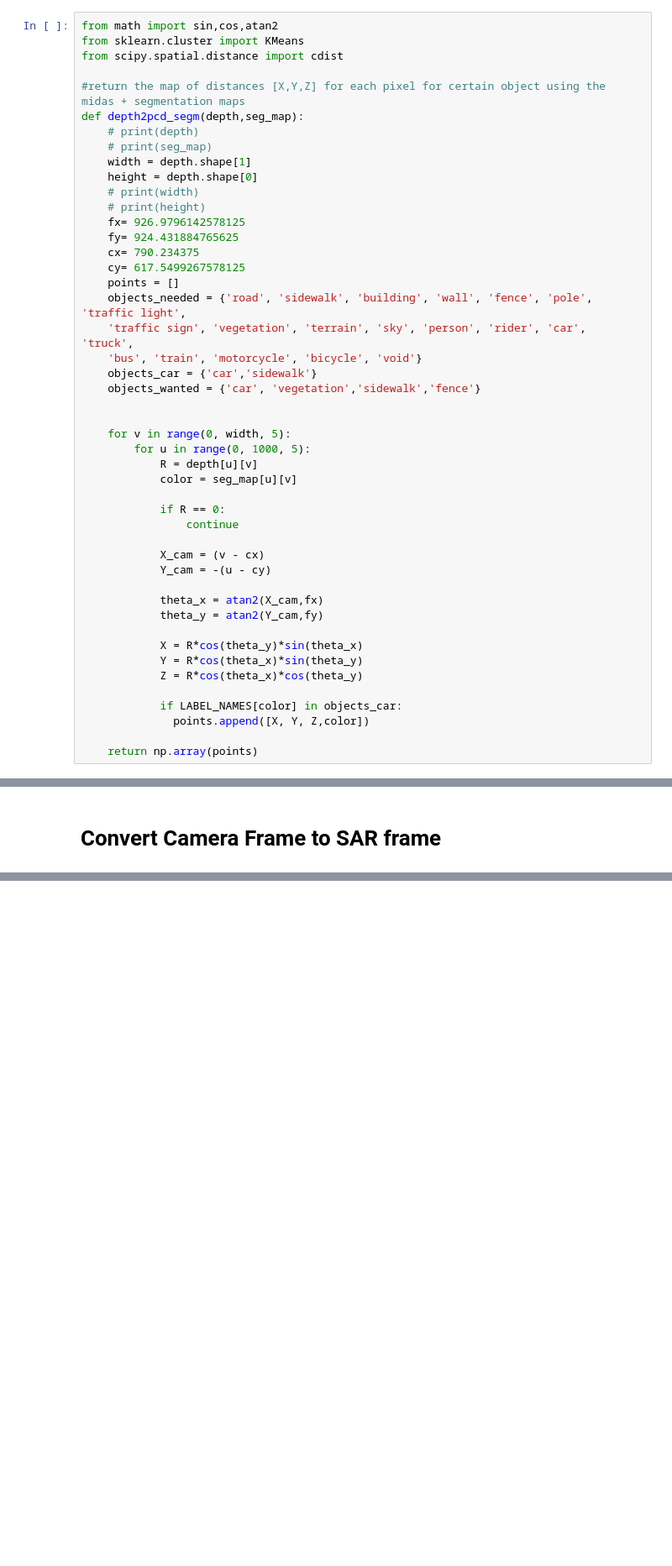
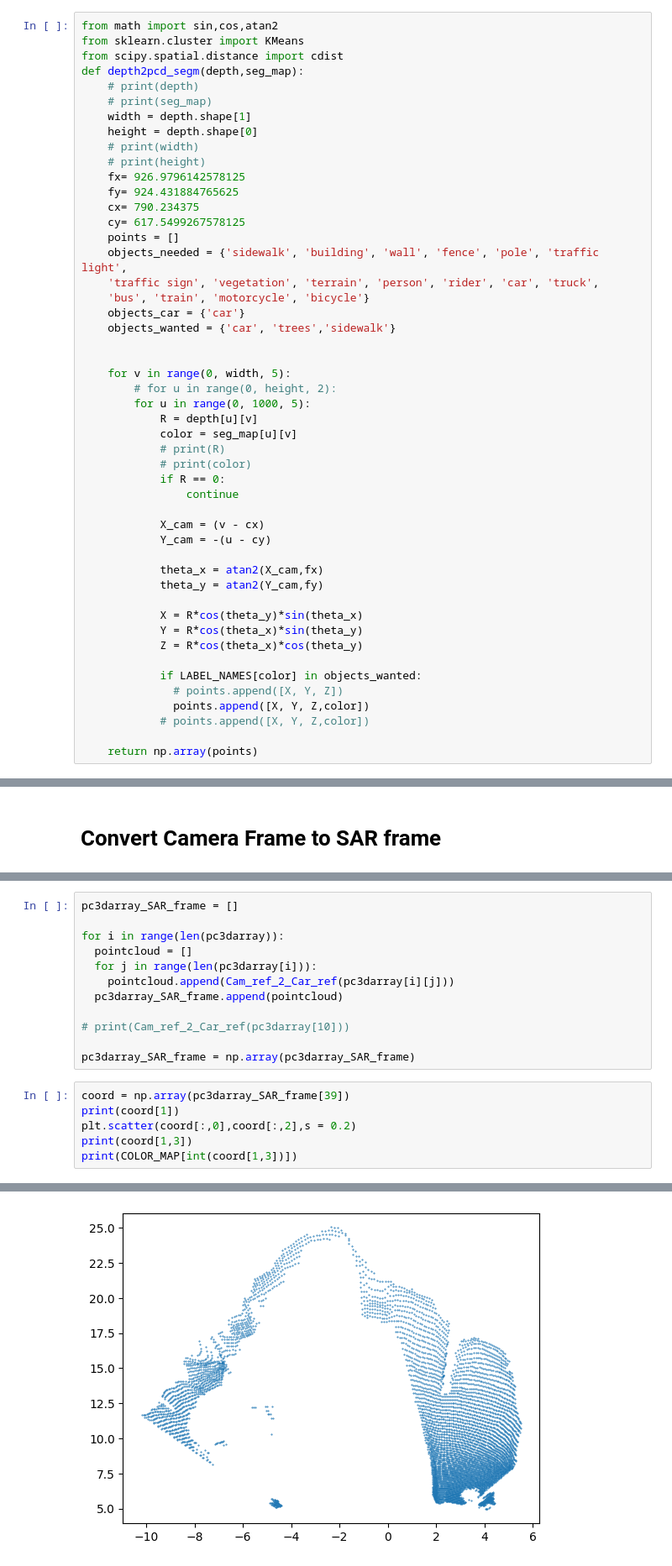
Before and after one commit to omprabhu98/MEngCapstone2022, a Jupyter notebook: Sensor_Fusion_Camera_and_Radar.ipynb, the cells around one changed output, grey strips where cells are left out. Shown at 84% size. Drawn from its saved outputs; the diff is of its cells as text; blank space fills up the shorter version.

```diff
--- a/Sensor_Fusion_Camera_and_Radar.ipynb
+++ b/Sensor_Fusion_Camera_and_Radar.ipynb
@@ -631,8 +422,6 @@ expand=sp.interpolate.interp1d(X, Y, kind='cubic')
 from math import sin,cos,atan2
 from sklearn.cluster import KMeans
 from scipy.spatial.distance import cdist
-
-#return the map of distances [X,Y,Z] for each pixel for certain object using the midas + segmentation maps
 def depth2pcd_segm(depth,seg_map):
     # print(depth)
     # print(seg_map)
@@ -645,18 +434,20 @@ def depth2pcd_segm(depth,seg_map):
     cx= 790.234375
     cy= 617.5499267578125
     points = []
-    objects_needed = {'road', 'sidewalk', 'building', 'wall', 'fence', 'pole', 'traffic light',
-    'traffic sign', 'vegetation', 'terrain', 'sky', 'person', 'rider', 'car', 'truck',
-    'bus', 'train', 'motorcycle', 'bicycle', 'void'}
-    objects_car = {'car','sidewalk'}
-    objects_wanted = {'car', 'vegetation','sidewalk','fence'}
+    objects_needed = {'sidewalk', 'building', 'wall', 'fence', 'pole', 'traffic light',
+    'traffic sign', 'vegetation', 'terrain', 'person', 'rider', 'car', 'truck',
+    'bus', 'train', 'motorcycle', 'bicycle'}
+    objects_car = {'car'}
+    objects_wanted = {'car', 'trees','sidewalk'}
 
 
     for v in range(0, width, 5):
+        # for u in range(0, height, 2):
         for u in range(0, 1000, 5):
             R = depth[u][v]
             color = seg_map[u][v]
-
+            # print(R)
+            # print(color)
             if R == 0:
                 continue
 
@@ -670,8 +461,10 @@ def depth2pcd_segm(depth,seg_map):
             Y = R*cos(theta_x)*sin(theta_y)
             Z = R*cos(theta_x)*cos(theta_y)
 
-            if LABEL_NAMES[color] in objects_car:
+            if LABEL_NAMES[color] in objects_wanted:
+              # points.append([X, Y, Z])
               points.append([X, Y, Z,color])
+            # points.append([X, Y, Z,color])
 
     return np.array(points)
 # %%
@@ -755,3 +637,22 @@ def Cam_ref_2_Car_ref(Pos_obj_cam):
     Pos_obj_car = R@Pos_obj_cam[:3] + T
     Pos_obj_car = np.append(Pos_obj_car,[Pos_obj_cam[-1]])
     return Pos_obj_car
+# %%
+pc3darray_SAR_frame = []
+
+for i in range(len(pc3darray)):
+  pointcloud = []
+  for j in range(len(pc3darray[i])):
+    pointcloud.append(Cam_ref_2_Car_ref(pc3darray[i][j]))
+  pc3darray_SAR_frame.append(pointcloud)
+
+# print(Cam_ref_2_Car_ref(pc3darray[10]))
+
+pc3darray_SAR_frame = np.array(pc3darray_SAR_frame)
+# %%
+coord = np.array(pc3darray_SAR_frame[39])
+print(coord[1])
+plt.scatter(coord[:,0],coord[:,2],s = 0.2)
+print(coord[1,3])
+print(COLOR_MAP[int(coord[1,3])])
+# %% [output]
@@ -757,0 +662 @@ def Cam_ref_2_Car_ref(Pos_obj_cam):
+[figure, added]
```
Also changed, not shown: parts of 38 cells of this notebook.
